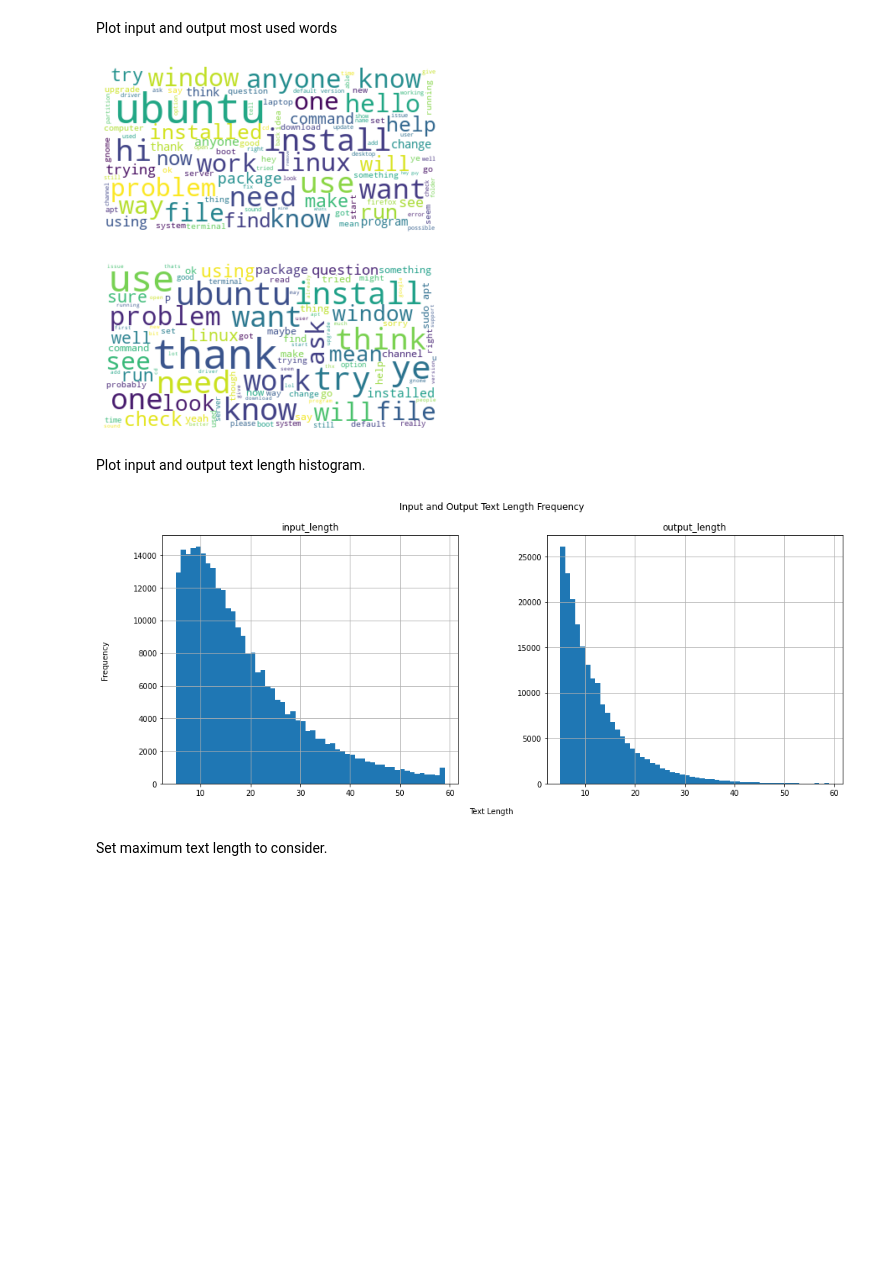
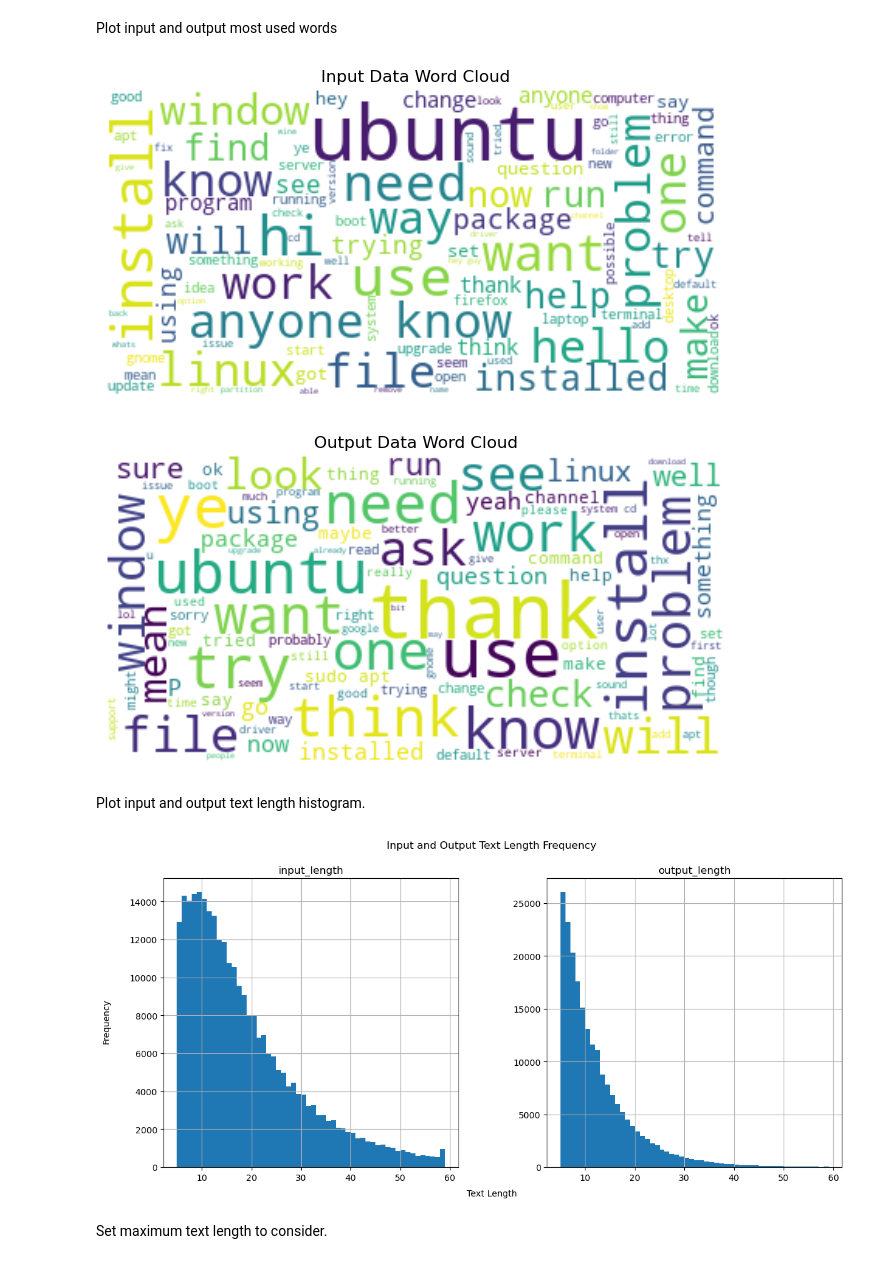
Before and after one commit to juliacalvo/generative-chatbot, a Jupyter notebook: ChatBot.ipynb, the cells around one changed output. Drawn from its saved outputs; the diff is of its cells as text; code cells hidden in the pictures; blank space fills up the shorter version.

Commit message:
Finish commenting code and resizing plots till section 4

```diff
--- a/ChatBot.ipynb
+++ b/ChatBot.ipynb
@@ -257,16 +256,18 @@ df.head(10)
 # %% [markdown]
 Plot input and output most used words
 # %%
-for label in labels:
-    df_words = " ".join(word for word in df[label])
-    wordcloud = WordCloud(max_font_size=50, max_words=100, background_color="white").generate(df_words)
-    plt.figure()
-    plt.imshow(wordcloud, interpolation="bilinear")
-    plt.axis("off")
-    plt.show()
+for label in labels:  # loop over labels
+    df_words = " ".join(word for word in df[label])  # create list of words
+    wordcloud = WordCloud(max_font_size=50, max_words=100, background_color="white").generate(df_words)  # call WordCloud to generate
+    custom_title = label.capitalize() + " Data Word Cloud"  # set custom title
+    plt.figure(figsize=(8,6))  # set figure size
+    plt.imshow(wordcloud, interpolation="bilinear")  # set colour style
+    plt.axis("off")  # disable axis
+    plt.title(custom_title)  # set custom title
+    plt.show()  # show plots
 # %% [output]
-[figure, old version]
+[figure, new version]
-[figure, old version]
+[figure, new version]
 # %% [markdown]
 Plot input and output text length histogram.
 # %%
@@ -275,7 +276,7 @@ df['output_length'] = df['output'].apply(lambda x: len(x.split(' ')))  # Sum out
 df_sum = df[['input_length', 'output_length']] # set temp df
 
 
-fig, axs = plt.subplots(1,2,figsize=(16, 6)) # create figure and axis subplot objects
+fig, axs = plt.subplots(1,2,figsize=(14, 6)) # create figure and axis subplot objects
 
 # Set common labels and titles
 fig.suptitle("Input and Output Text Length Frequency")
@@ -283,9 +284,9 @@ fig.text(0.5, 0.04, 'Text Length', ha='center', va='center')
 fig.text(0.06, 0.5, 'Frequency', ha='center', va='center', rotation='vertical')
 
 
-df_sum.hist(ax=axs, bins=range(5, 60, 1)); # plot j
+df_sum.hist(ax=axs, bins=range(5, 60, 1)); # plot histograms
 # %% [output]
-[figure, old version]
+[figure, new version]
 # %% [markdown]
 Set maximum text length to consider.
 # %%
```
Also changed, not shown: parts of 9 cells of this notebook.
